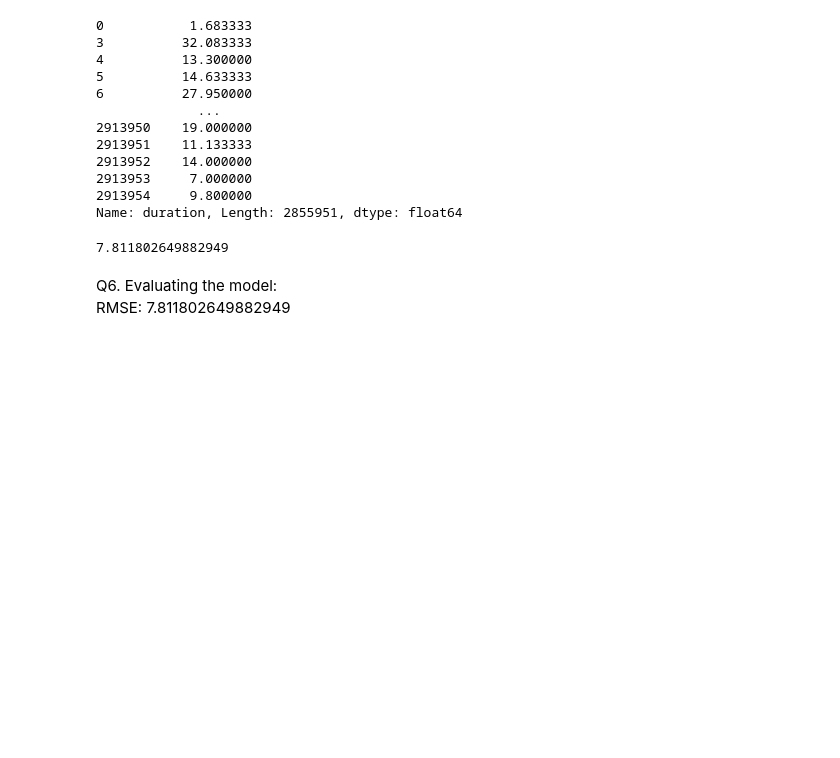
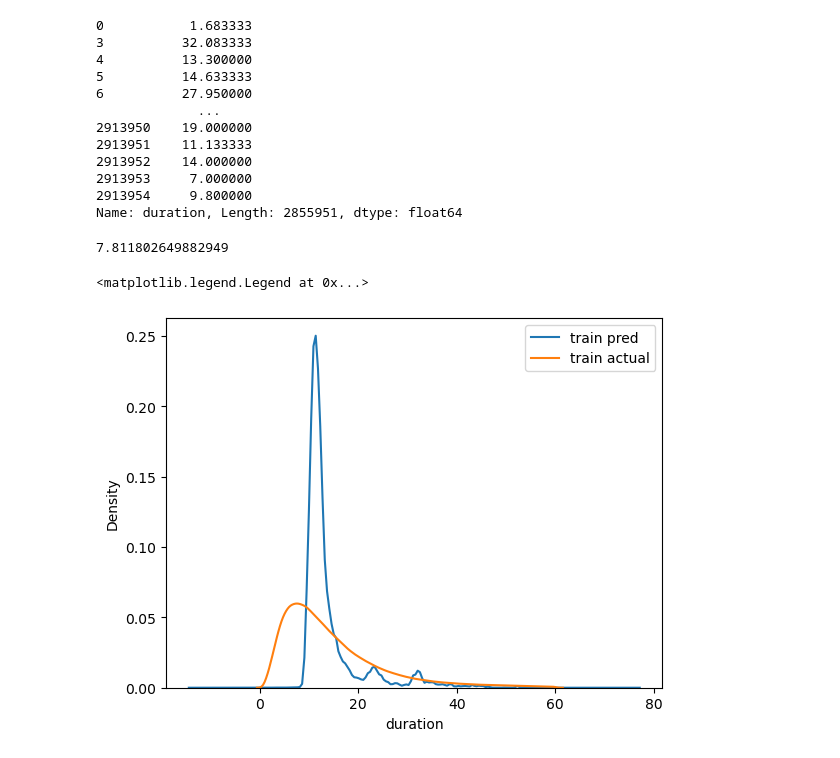
Before and after one commit to mmotl/dtc-mlops, a Jupyter notebook: 01_intro/homework.ipynb, the cells around one changed output. Drawn from its saved outputs; the diff is of its cells as text; code cells hidden in the pictures; blank space fills up the shorter version.

```diff
--- a/01_intro/homework.ipynb
+++ b/01_intro/homework.ipynb
@@ -3,5 +8,15 @@ import pandas as pd
 # %%
 def df_features(data, to_encode):
+    '''function to prepare the dataframe for recurring use, eg. creating a validation dataset
+       returns X and y
+
+       data = path to data, STR
+       to_encode = list of columns to encode as X features
+
+       use:
+       X, y = df_features('path', to_encode)
+    '''
+
     df = pd.read_parquet(data)
     df['duration'] = df.tpep_dropoff_datetime - df.tpep_pickup_datetime
     df['duration'] = df['duration'].apply(lambda x: x.total_seconds()/60)
@@ -183,6 +205,11 @@ y_val_pred = lr_model.predict(X_val)
 mean_squared_error(y_val_pred, y_val, squared=False)
 # %% [output]
 7.811802649882949
-# %% [markdown]
-Q6. Evaluating the model:
-RMSE: 7.811802649882949
+# %%
+sns.kdeplot(y_val_pred, label='train pred')
+# sns.kdeplot(y_pred_train, label='y_train')
+sns.kdeplot(y_val, label='train actual')
+plt.legend()
+# %% [output]
+<matplotlib.legend.Legend at 0x...>
+[figure, added]
```
Also changed, not shown: parts of 23 cells of this notebook, 25 other files.
